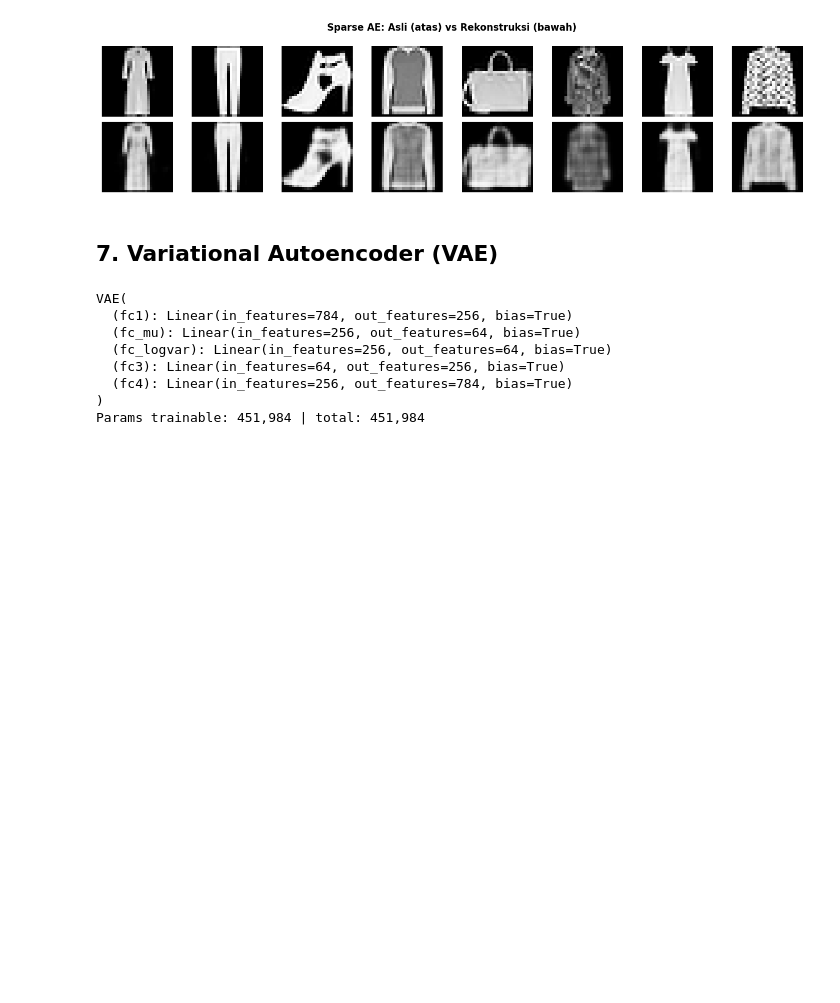
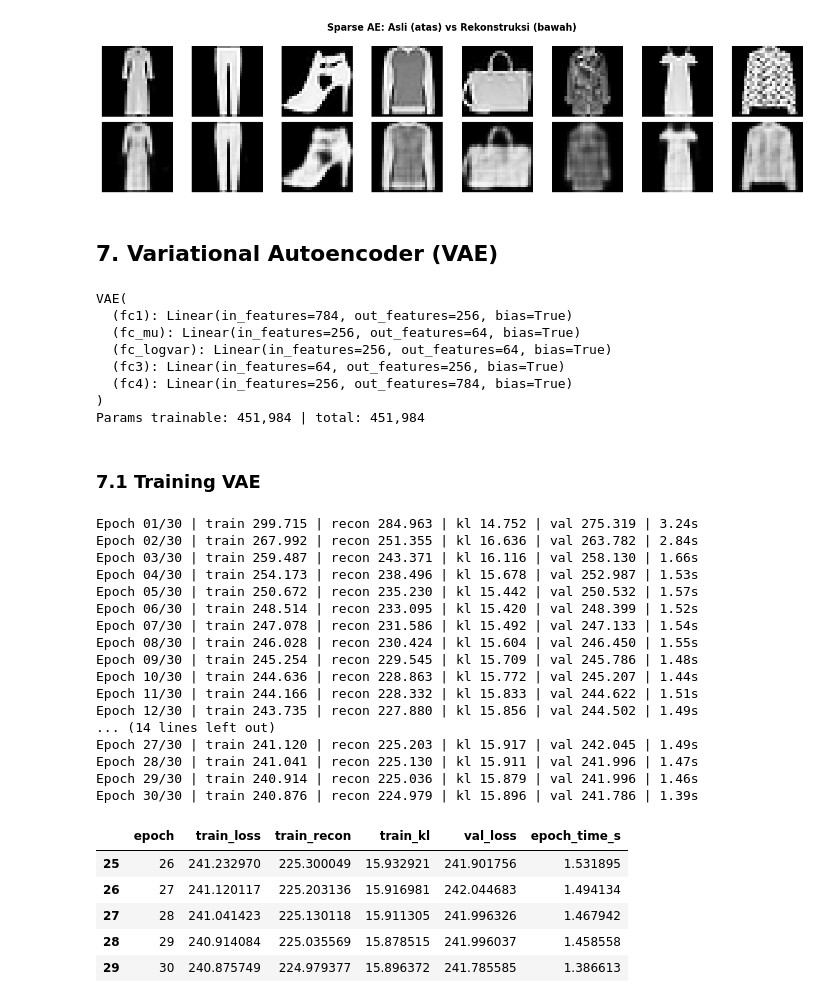
Before and after one commit to CannyCeles/deep-learning-ae-gan, a Jupyter notebook: notebooks/tugas-ae-gan.ipynb, the cells around one changed output. Drawn from its saved outputs; the diff is of its cells as text; code cells hidden in the pictures; blank space fills up the shorter version.

Commit message:
feat(train): add cached vae training

```diff
--- a/notebooks/tugas-ae-gan.ipynb
+++ b/notebooks/tugas-ae-gan.ipynb
@@ -799,3 +799,80 @@ VAE(
   (fc4): Linear(in_features=256, out_features=784, bias=True)
 )
 Params trainable: 451,984 | total: 451,984
+# %% [markdown]
+### 7.1 Training VAE
+# %%
+VAE_WEIGHTS_PATH = os.path.join(WEIGHTS_DIR, "vae.pt")
+VAE_HISTORY_PATH = os.path.join(RESULTS_DIR, "history_vae.csv")
+VAE_EPOCHS = 30
+VAE_LR = 1e-3
+
+set_seed(SEED)
+loader_gen.manual_seed(SEED)
+vae = VAE().to(device)
+
+if os.path.exists(VAE_WEIGHTS_PATH) and os.path.exists(VAE_HISTORY_PATH) and not FORCE_RERUN:
+    vae.load_state_dict(torch.load(VAE_WEIGHTS_PATH, map_location=device, weights_only=True))
+    vae_history = pd.read_csv(VAE_HISTORY_PATH)
+    print("Cache dimuat: vae.pt")
+else:
+    optimizer = torch.optim.Adam(vae.parameters(), lr=VAE_LR)
+    best_loss, best_state, rows = float("inf"), None, []
+    for epoch in range(1, VAE_EPOCHS + 1):
+        vae.train()
+        start = time.perf_counter()
+        running_loss, running_recon, running_kl = 0.0, 0.0, 0.0
+        for x, _ in train_loader:
+            x = x.to(device)
+            optimizer.zero_grad()
+            x_hat, mu, logvar = vae(x)
+            loss, recon, kl = vae_loss(x_hat, x, mu, logvar)
+            loss.backward()
+            optimizer.step()
+            running_loss += loss.item() * x.size(0)
+            running_recon += recon.item() * x.size(0)
+            running_kl += kl.item() * x.size(0)
+        epoch_time = time.perf_counter() - start
+        val_loss = evaluate_vae(vae, val_loader)
+        rows.append({
+            "epoch": epoch,
+            "train_loss": running_loss / len(train_ds),
+            "train_recon": running_recon / len(train_ds),
+            "train_kl": running_kl / len(train_ds),
+            "val_loss": val_loss,
+            "epoch_time_s": epoch_time,
+        })
+        if val_loss < best_loss:
+            best_loss = val_loss
+            best_state = {k: v.detach().cpu().clone() for k, v in vae.state_dict().items()}
+        print(f"Epoch {epoch:02d}/{VAE_EPOCHS} | train {rows[-1]['train_loss']:.3f} | recon {rows[-1]['train_recon']:.3f} | kl {rows[-1]['train_kl']:.3f} | val {val_loss:.3f} | {epoch_time:.2f}s")
+    vae.load_state_dict(best_state)
+    torch.save(vae.state_dict(), VAE_WEIGHTS_PATH)
+    vae_history = pd.DataFrame(rows)
+    vae_history.to_csv(VAE_HISTORY_PATH, index=False)
+
+display(vae_history.tail())
+# %% [output]
+Epoch 01/30 | train 299.715 | recon 284.963 | kl 14.752 | val 275.319 | 3.24s
+Epoch 02/30 | train 267.992 | recon 251.355 | kl 16.636 | val 263.782 | 2.84s
+Epoch 03/30 | train 259.487 | recon 243.371 | kl 16.116 | val 258.130 | 1.66s
+Epoch 04/30 | train 254.173 | recon 238.496 | kl 15.678 | val 252.987 | 1.53s
+Epoch 05/30 | train 250.672 | recon 235.230 | kl 15.442 | val 250.532 | 1.57s
+Epoch 06/30 | train 248.514 | recon 233.095 | kl 15.420 | val 248.399 | 1.52s
+Epoch 07/30 | train 247.078 | recon 231.586 | kl 15.492 | val 247.133 | 1.54s
+Epoch 08/30 | train 246.028 | recon 230.424 | kl 15.604 | val 246.450 | 1.55s
+Epoch 09/30 | train 245.254 | recon 229.545 | kl 15.709 | val 245.786 | 1.48s
+Epoch 10/30 | train 244.636 | recon 228.863 | kl 15.772 | val 245.207 | 1.44s
+Epoch 11/30 | train 244.166 | recon 228.332 | kl 15.833 | val 244.622 | 1.51s
+Epoch 12/30 | train 243.735 | recon 227.880 | kl 15.856 | val 244.502 | 1.49s
+... (14 lines left out)
+Epoch 27/30 | train 241.120 | recon 225.203 | kl 15.917 | val 242.045 | 1.49s
+Epoch 28/30 | train 241.041 | recon 225.130 | kl 15.911 | val 241.996 | 1.47s
+Epoch 29/30 | train 240.914 | recon 225.036 | kl 15.879 | val 241.996 | 1.46s
+Epoch 30/30 | train 240.876 | recon 224.979 | kl 15.896 | val 241.786 | 1.39s
+|  | epoch | train_loss | train_recon | train_kl | val_loss | epoch_time_s |
+| 25 | 26 | 241.232970 | 225.300049 | 15.932921 | 241.901756 | 1.531895 |
+| 26 | 27 | 241.120117 | 225.203136 | 15.916981 | 242.044683 | 1.494134 |
+| 27 | 28 | 241.041423 | 225.130118 | 15.911305 | 241.996326 | 1.467942 |
+| 28 | 29 | 240.914084 | 225.035569 | 15.878515 | 241.996037 | 1.458558 |
+| 29 | 30 | 240.875749 | 224.979377 | 15.896372 | 241.785585 | 1.386613 |
```
